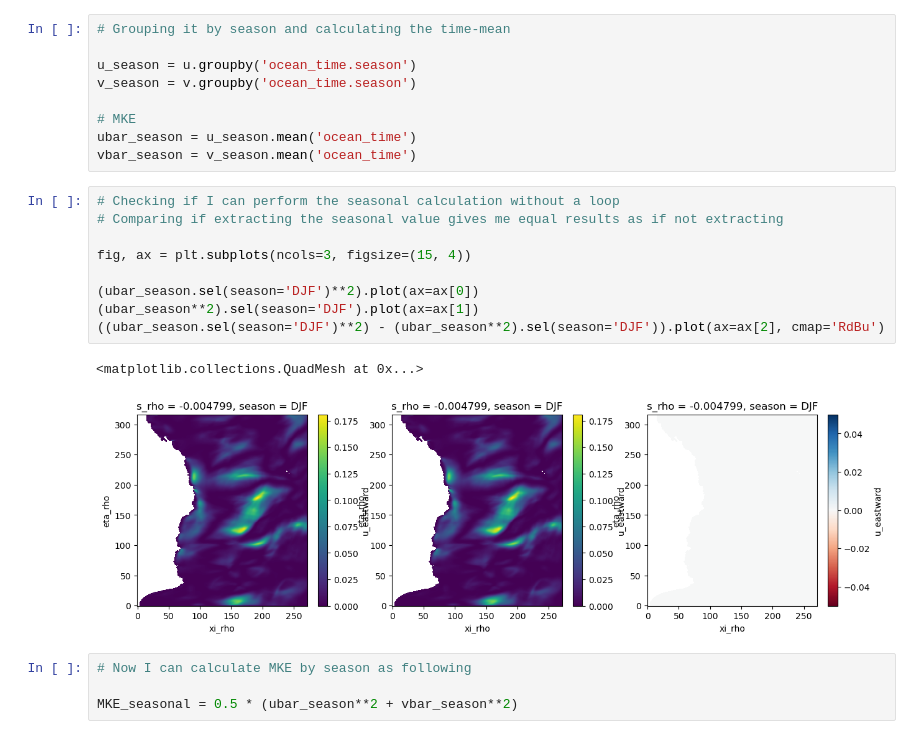
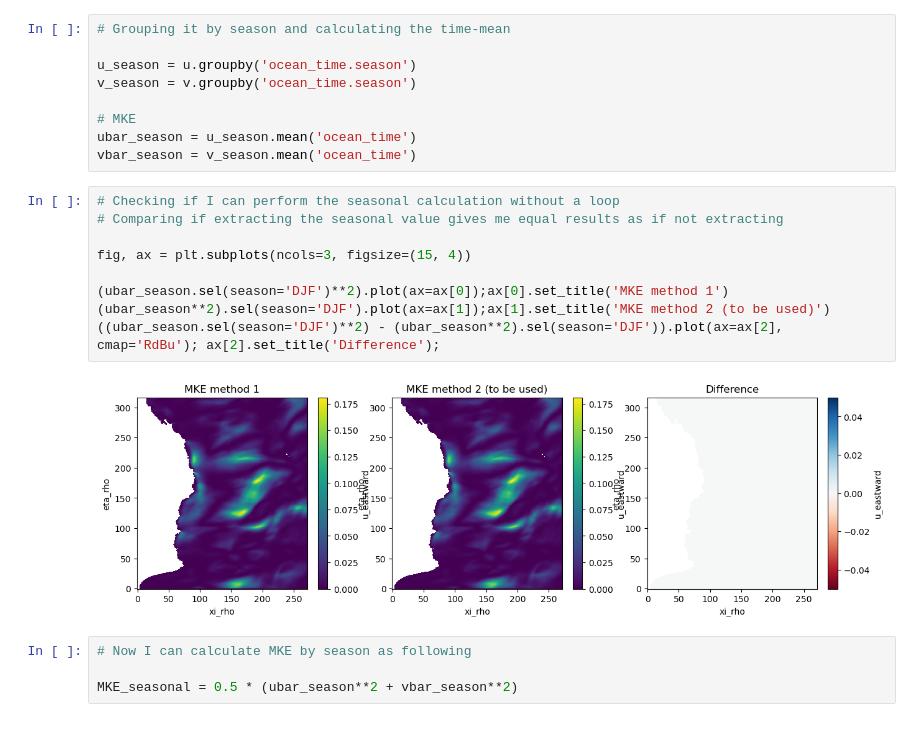
Before and after one commit to ACCESS-Community-Hub/coastal-commons, a Jupyter notebook: Recipes/model_MKE_EKE.ipynb, the cells around one changed output. Saved outputs shown, nothing was run; the diff lists cells and outputs as text.

```diff
--- a/Recipes/model_MKE_EKE.ipynb
+++ b/Recipes/model_MKE_EKE.ipynb
@@ -96,15 +96,14 @@ vbar_season = v_season.mean('ocean_time')
 # %%
 # Checking if I can perform the seasonal calculation without a loop
 # Comparing if extracting the seasonal value gives me equal results as if not extracting
 
 fig, ax = plt.subplots(ncols=3, figsize=(15, 4))
 
-(ubar_season.sel(season='DJF')**2).plot(ax=ax[0])
-(ubar_season**2).sel(season='DJF').plot(ax=ax[1])
-((ubar_season.sel(season='DJF')**2) - (ubar_season**2).sel(season='DJF')).plot(ax=ax[2], cmap='RdBu')
+(ubar_season.sel(season='DJF')**2).plot(ax=ax[0]);ax[0].set_title('MKE method 1')
+(ubar_season**2).sel(season='DJF').plot(ax=ax[1]);ax[1].set_title('MKE method 2 (to be used)')
+((ubar_season.sel(season='DJF')**2) - (ubar_season**2).sel(season='DJF')).plot(ax=ax[2], cmap='RdBu'); ax[2].set_title('Difference');
 # %% [output]
-<matplotlib.collections.QuadMesh at 0x...>
-[figure, old version]
+[figure, new version]
 # %%
 # Now I can calculate MKE by season as following
 
```
Also changed, not shown: parts of 2 cells of this notebook.
